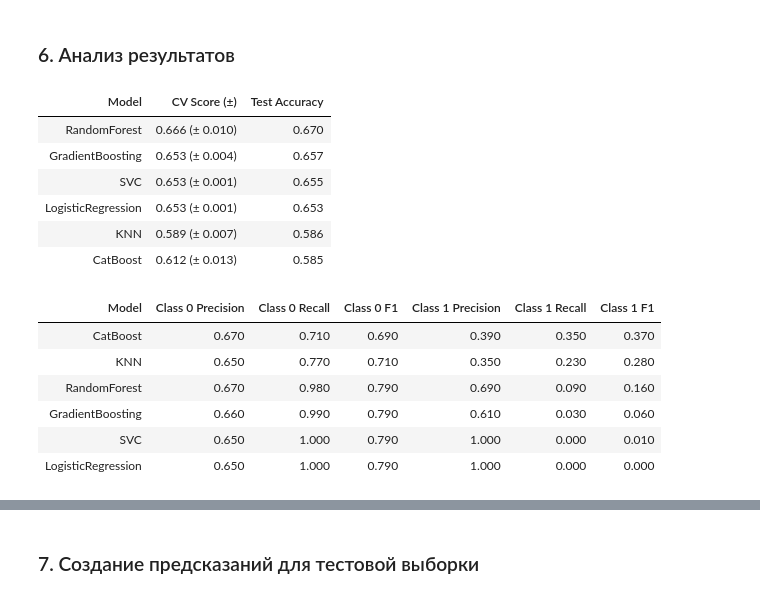
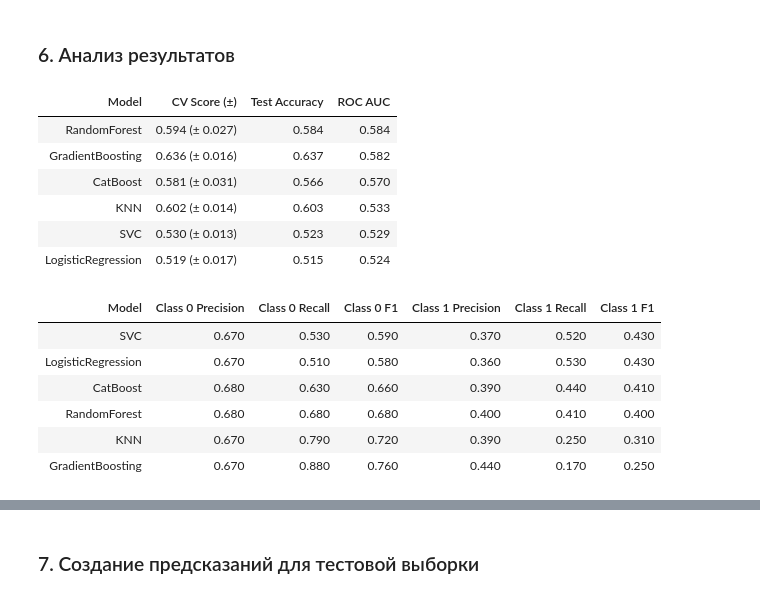
Before and after one commit to ARDIMAX/heart_project, a Jupyter notebook: project.ipynb, the cells around one changed output, grey strips where cells are left out. Saved outputs shown, nothing was run; the diff lists cells and outputs as text; code cells hidden in the pictures.

```diff
--- a/project.ipynb
+++ b/project.ipynb
@@ -719,13 +831,22 @@ Heart Attack Risk (Binary)
 1.0    0.34715
 Name: proportion, dtype: float64
 # %%
+# numeric_features = ['Age', 'Gender', 'Cholesterol', 'Heart rate', 'Exercise Hours Per Week',
+#                    'Sedentary Hours Per Day', 'Income', 'BMI', 'Triglycerides',
+#                    'Blood sugar', 'CK-MB', 'Troponin', 'Systolic blood pressure',
+#                    'Diastolic blood pressure', 'Diabetes', 'Family History', 'Smoking',
+#                    'Obesity', 'Alcohol Consumption', 'Diet', 'Previous Heart Problems',
+#                    'Medication Use', 'Stress Level', 'Physical Activity Days Per Week',
+#                    'Sleep Hours Per Day']
+
 numeric_features = ['Age', 'Gender', 'Cholesterol', 'Heart rate', 'Exercise Hours Per Week',
                    'Sedentary Hours Per Day', 'Income', 'BMI', 'Triglycerides',
                    'Blood sugar', 'CK-MB', 'Troponin', 'Systolic blood pressure',
                    'Diastolic blood pressure', 'Diabetes', 'Family History', 'Smoking',
-                   'Obesity', 'Alcohol Consumption', 'Diet', 'Previous Heart Problems',
+                   'Obesity', 'Alcohol Consumption', 'Previous Heart Problems',
                    'Medication Use', 'Stress Level', 'Physical Activity Days Per Week',
-                   'Sleep Hours Per Day']
+                   'Sleep_Diet_PCA']  # заменили два признака на один новый
+
 
 # Создаем только числовой трансформер
 numeric_transformer = Pipeline([
@@ -777,16 +936,27 @@ for name, model in models.items():
     # Предсказания на тестовой выборке
     y_pred = pipeline.predict(X_test)
 
+    # Получаем вероятности для ROC AUC
+    try:
+        y_pred_proba = pipeline.predict_proba(X_test)[:, 1]
+        roc_auc = roc_auc_score(y_test, y_pred_proba)
+    except (AttributeError, NotFittedError):
+        # Для моделей, которые не поддерживают predict_proba (например, SVC)
+        roc_auc = np.nan
+
     # Сохранение результатов
+
     results[name] = {
-    'model': pipeline,
-    'cv_mean': cv_scores.mean(),
-    'cv_std': cv_scores.std(),
-    'test_accuracy': accuracy_score(y_test, y_pred),
-    'classification_report': classification_report(y_test, y_pred, zero_division=1)
+        'model': pipeline,
+        'cv_mean': cv_scores.mean(),
+        'cv_std': cv_scores.std(),
+        'test_accuracy': accuracy_score(y_test, y_pred),
+        'roc_auc': roc_auc,
+        'classification_report': classification_report(y_test, y_pred, zero_division=1)
     }
 
     # Сохранение модели
+    os.makedirs('models', exist_ok=True)
     joblib.dump(pipeline, f'models/{name}_pipeline.joblib')
 # %% [output]
 Обучение модели RandomForest...
@@ -808,13 +978,17 @@ comparison_df = pd.DataFrame({
     'Model': results.keys(),
     'CV Score': [result['cv_mean'] for result in results.values()],
     'CV Std': [result['cv_std']*2 for result in results.values()],
-    'Test Accuracy': [result['test_accuracy'] for result in results.values()]
+    'Test Accuracy': [result['test_accuracy'] for result in results.values()],
+    'ROC AUC': [result['roc_auc'] for result in results.values()]
 })
 
 # Форматируем числовые значения
 comparison_df['CV Score'] = comparison_df['CV Score'].map('{:.3f}'.format)
 comparison_df['CV Std'] = comparison_df['CV Std'].map('{:.3f}'.format)
 comparison_df['Test Accuracy'] = comparison_df['Test Accuracy'].map('{:.3f}'.format)
+comparison_df['ROC AUC'] = comparison_df['ROC AUC'].\
+    map(lambda x: '{:.3f}'.format(x) if not np.isnan(x) else 'N/A')
+
 
 # Добавляем CV Score с доверительным интервалом
 comparison_df['CV Score (±)'] = comparison_df.apply(
@@ -823,8 +997,8 @@ comparison_df['CV Score (±)'] = comparison_df.apply(
 )
 
 # Выбираем и сортируем нужные колонки
-final_comparison = comparison_df[['Model', 'CV Score (±)', 'Test Accuracy']].sort_values(
-    'Test Accuracy',
+final_comparison = comparison_df[['Model', 'CV Score (±)', 'Test Accuracy', 'ROC AUC']].sort_values(
+    'ROC AUC',
     ascending=False
 )
 
@@ -857,43 +1031,43 @@ for name, result in results.items():
                 metrics[f'Class {class_label} Precision'] = f'{precision:.3f}'
                 metrics[f'Class {class_label} Recall'] = f'{recall:.3f}'
                 metrics[f'Class {class_label} F1'] = f'{f1_score:.3f}'
             except (ValueError, IndexError):
                 continue
 
     detailed_metrics.append(metrics)
 
 # Создаем DataFrame с детальными метриками
 detailed_df = pd.DataFrame(detailed_metrics)
 
 # Определяем порядок колонок
 columns_order = ['Model']
 for i in ['0', '1']:
     for metric in ['Precision', 'Recall', 'F1']:
         col = f'Class {i} {metric}'
         if col in detailed_df.columns:
             columns_order.append(col)
 
 # Сортируем по F1-мере класса 1
 if 'Class 1 F1' in detailed_df.columns:
     detailed_df = detailed_df.sort_values('Class 1 F1', ascending=False)
 
 # Отображаем детальные метрики
 display(detailed_df[columns_order].style.set_properties(**{
     'text-align': 'left',
     'padding': '5px'
 }).hide(axis='index'))
 # %% [output]
-| Model | CV Score (±) | Test Accuracy |
-| RandomForest | 0.666 (± 0.010) | 0.670 |
-| GradientBoosting | 0.653 (± 0.004) | 0.657 |
-| SVC | 0.653 (± 0.001) | 0.655 |
-| LogisticRegression | 0.653 (± 0.001) | 0.653 |
-| KNN | 0.589 (± 0.007) | 0.586 |
-| CatBoost | 0.612 (± 0.013) | 0.585 |
+| Model | CV Score (±) | Test Accuracy | ROC AUC |
+| RandomForest | 0.594 (± 0.027) | 0.584 | 0.584 |
+| GradientBoosting | 0.636 (± 0.016) | 0.637 | 0.582 |
+| CatBoost | 0.581 (± 0.031) | 0.566 | 0.570 |
+| KNN | 0.602 (± 0.014) | 0.603 | 0.533 |
+| SVC | 0.530 (± 0.013) | 0.523 | 0.529 |
+| LogisticRegression | 0.519 (± 0.017) | 0.515 | 0.524 |
 | Model | Class 0 Precision | Class 0 Recall | Class 0 F1 | Class 1 Precision | Class 1 Recall | Class 1 F1 |
-| CatBoost | 0.670 | 0.710 | 0.690 | 0.390 | 0.350 | 0.370 |
-| KNN | 0.650 | 0.770 | 0.710 | 0.350 | 0.230 | 0.280 |
-| RandomForest | 0.670 | 0.980 | 0.790 | 0.690 | 0.090 | 0.160 |
-| GradientBoosting | 0.660 | 0.990 | 0.790 | 0.610 | 0.030 | 0.060 |
-| SVC | 0.650 | 1.000 | 0.790 | 1.000 | 0.000 | 0.010 |
-| LogisticRegression | 0.650 | 1.000 | 0.790 | 1.000 | 0.000 | 0.000 |
+| SVC | 0.670 | 0.530 | 0.590 | 0.370 | 0.520 | 0.430 |
+| LogisticRegression | 0.670 | 0.510 | 0.580 | 0.360 | 0.530 | 0.430 |
+| CatBoost | 0.680 | 0.630 | 0.660 | 0.390 | 0.440 | 0.410 |
+| RandomForest | 0.680 | 0.680 | 0.680 | 0.400 | 0.410 | 0.400 |
+| KNN | 0.670 | 0.790 | 0.720 | 0.390 | 0.250 | 0.310 |
+| GradientBoosting | 0.670 | 0.880 | 0.760 | 0.440 | 0.170 | 0.250 |
```
Also changed, not shown: parts of 16 cells of this notebook.
